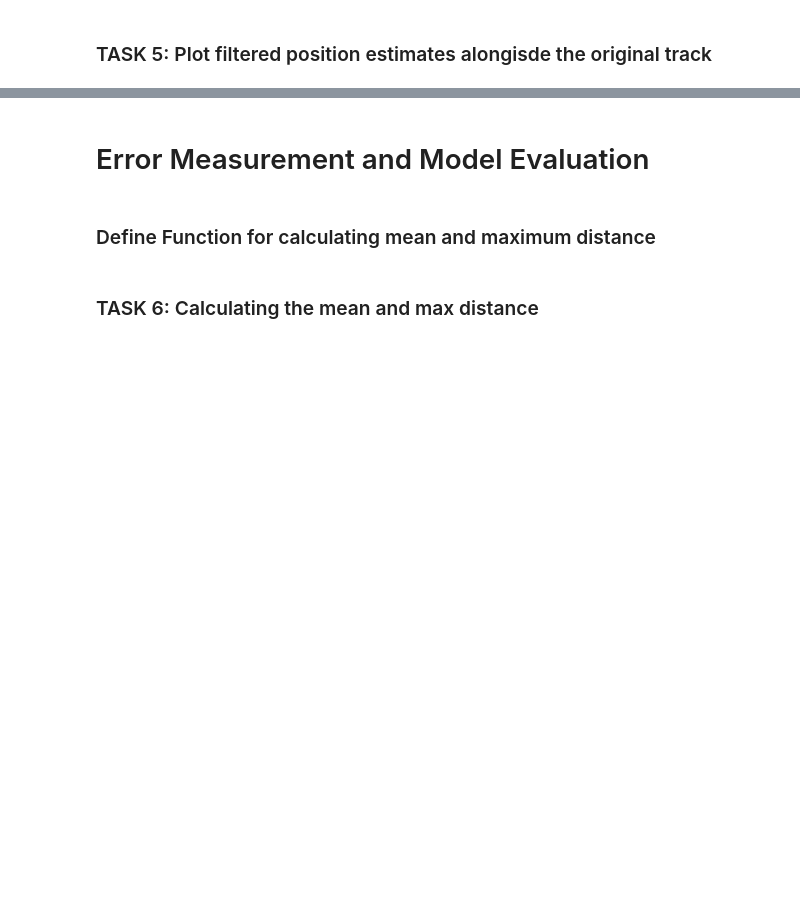
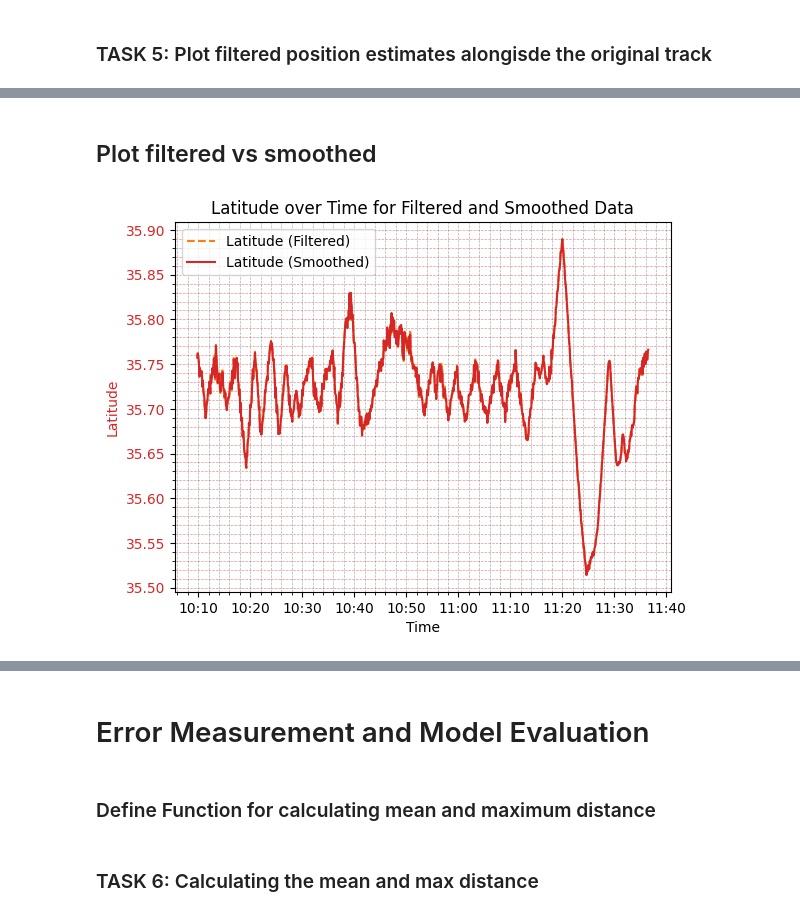
Before and after one commit to kwokkeith/KalmanFilterAirRadar, a Jupyter notebook: project2.ipynb, the cells around one changed output, grey strips where cells are left out. Drawn from its saved outputs; the diff is of its cells as text; code cells hidden in the pictures; blank space fills up the shorter version.

Commit message:
Added a few more graphs, randomly selected 5 different flights to anaylse and experiment on, plot filtered vs smoothed

```diff
--- a/project2.ipynb
+++ b/project2.ipynb
@@ -415,7 +635,9 @@ def construct_kalman_filter(radar_data, delta_time=10):
 ### Applying Kalman Filter on a random selection of flight IDs, on the entire duration of the flight
 # %%
 # Randomly select flight IDs from your dataset
-selected_flight_ids = random.sample(list(datas.keys()), 5)  # Change 5 to the desired number of flights
+# selected_flight_ids = random.sample(list(datas.keys()), 5)  # Change 5 to the desired number of flights
+
+selected_flight_ids = ['ADA4_025', 'CALIBRA_026', 'VOR05_034', 'REGA1_018', 'CALIBRA_021']
 
 # Dictionary to store results for analysis
 experiment_results = {}
@@ -517,0 +807,6 @@ plot_actual_radar_all(actual_data, filtered_flight_data, 5, 5, radar_data_label_
+# %% [markdown]
+## Plot filtered vs smoothed
+# %%
+plot_filtered_smoothed_latitude(filtered_flight_data, smoothed_flight_data,5,5)
+# %% [output]
+[figure, added]
```
Also changed, not shown: parts of 33 cells of this notebook.
